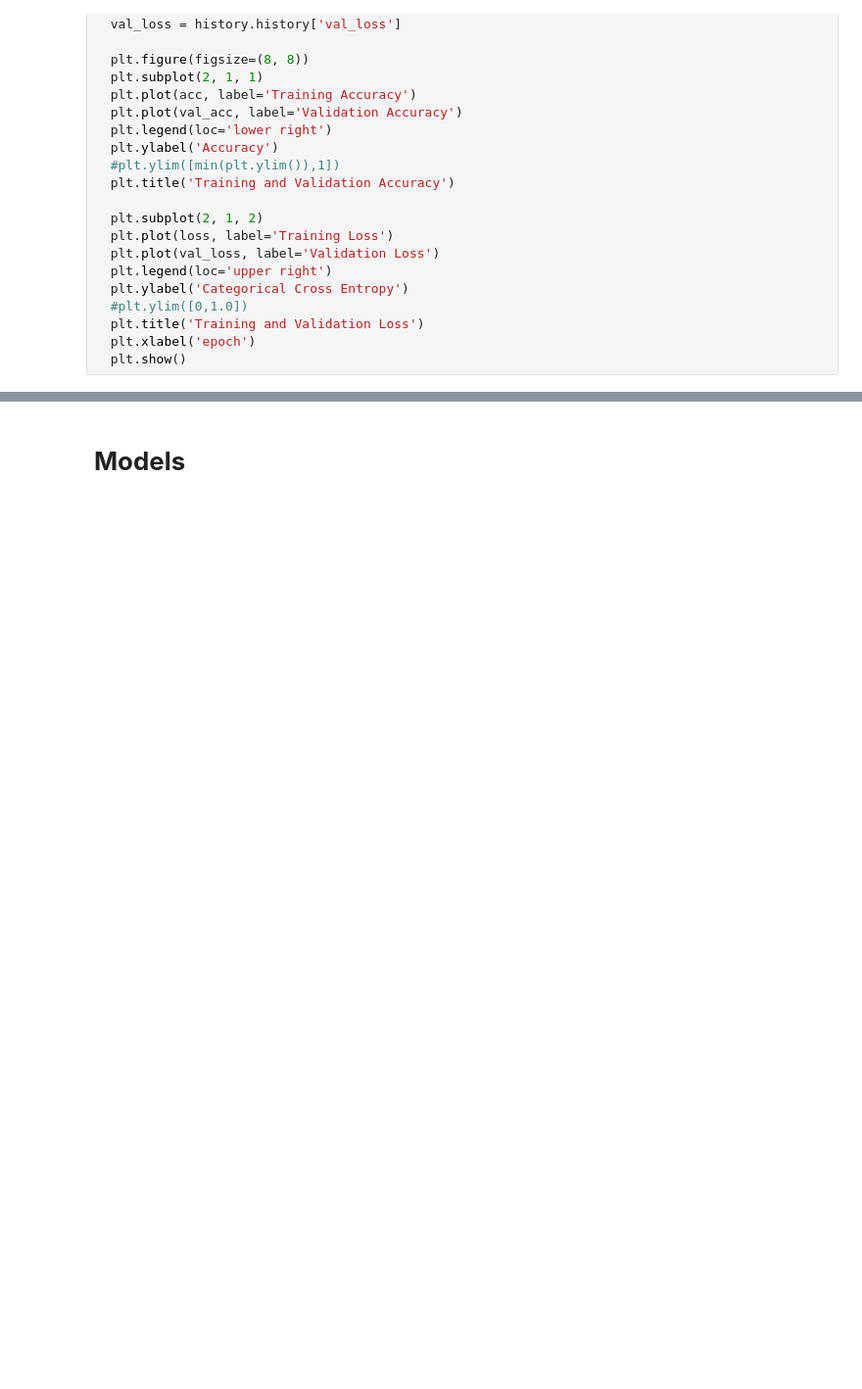
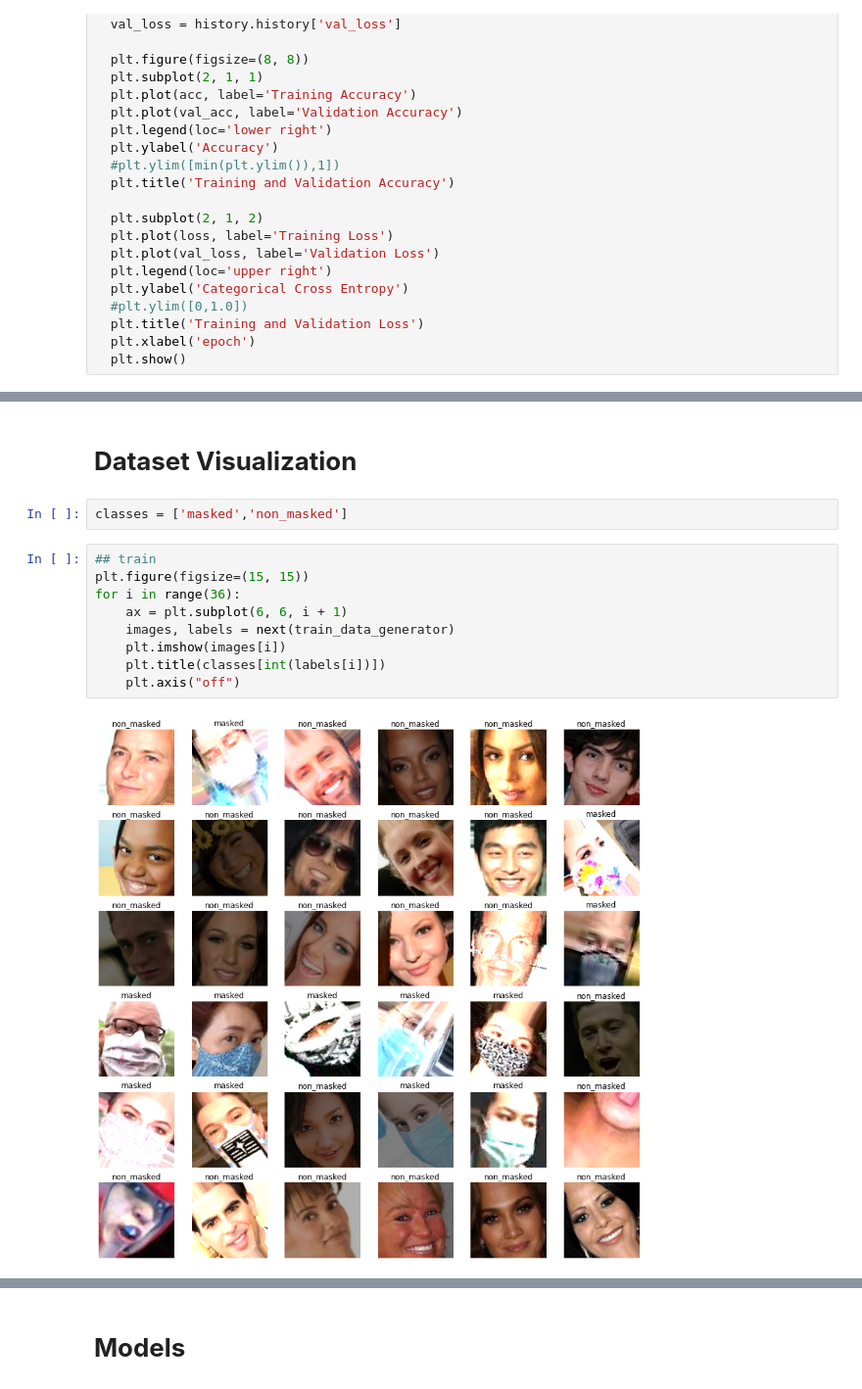
Before and after one commit to AsmaaIbrahiim/Face-Mask-Detection, a Jupyter notebook: Face_Mask_Detection|_Transfer_learning_1.ipynb, the cells around one changed output, grey strips where cells are left out. Shown at 98% size. Drawn from its saved outputs; the diff is of its cells as text; blank space fills up the shorter version.

```diff
--- a/Face_Mask_Detection|_Transfer_learning_1.ipynb
+++ b/Face_Mask_Detection|_Transfer_learning_1.ipynb
@@ -123,0 +132,15 @@ def plot_history(history):
+# %% [markdown]
+# **Dataset Visualization**
+# %%
+classes = ['masked','non_masked']
+# %%
+## train
+plt.figure(figsize=(15, 15))
+for i in range(36):
+    ax = plt.subplot(6, 6, i + 1)
+    images, labels = next(train_data_generator)
+    plt.imshow(images[i])
+    plt.title(classes[int(labels[i])])
+    plt.axis("off")
+# %% [output]
+[figure, added]
```
Also changed, not shown: parts of 16 cells of this notebook.
